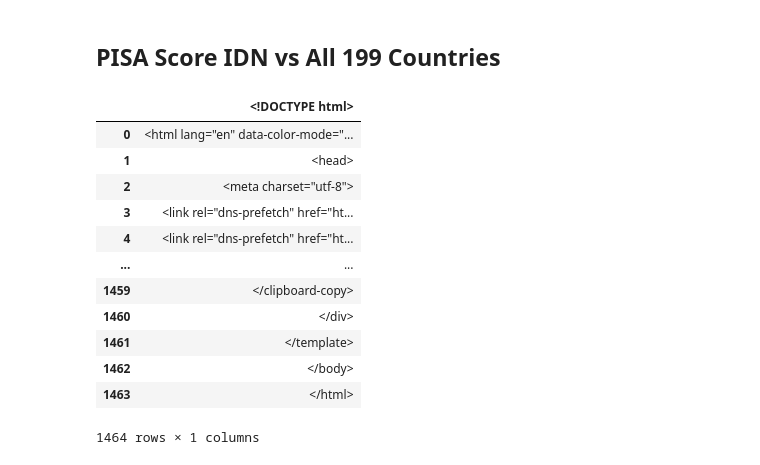
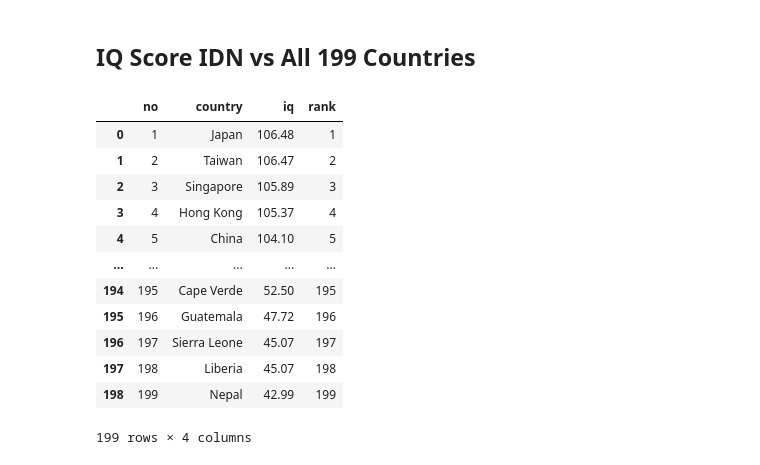
Before and after one commit to nurkhamidah/Education_Dashboard, a Jupyter notebook: object.ipynb, the cells around one changed output. Saved outputs shown, nothing was run; the diff lists cells and outputs as text; code cells hidden in the pictures.

```diff
--- a/object.ipynb
+++ b/object.ipynb
@@ -4,19 +23,19 @@ from urllib.request import Request, urlopen
 # %% [markdown]
-## PISA Score IDN vs All 199 Countries
+## IQ Score IDN vs All 199 Countries
 # %%
-pisa_score = pd.read_csv("https://github.com/nurkhamidah/Education_Dashboard/blob/master/79countries_rankedpisa.csv", on_bad_lines='skip')
-pisa_score
+iq_score = pd.read_csv("https://raw.githubusercontent.com/nurkhamidah/Education_Dashboard/master/199countries_iqscore.csv", sep=";")
+iq_score
 # %% [output]
-|  | <!DOCTYPE html> |
-| 0 | <html lang="en" data-color-mode="... |
-| 1 | <head> |
-| 2 | <meta charset="utf-8"> |
-| 3 | <link rel="dns-prefetch" href="ht... |
-| 4 | <link rel="dns-prefetch" href="ht... |
-| ... | ... |
-| 1459 | </clipboard-copy> |
-| 1460 | </div> |
-| 1461 | </template> |
-| 1462 | </body> |
-| 1463 | </html> |
+|  | no | country | iq | rank |
+| 0 | 1 | Japan | 106.48 | 1 |
+| 1 | 2 | Taiwan | 106.47 | 2 |
+| 2 | 3 | Singapore | 105.89 | 3 |
+| 3 | 4 | Hong Kong | 105.37 | 4 |
+| 4 | 5 | China | 104.10 | 5 |
+| ... | ... | ... | ... | ... |
+| 194 | 195 | Cape Verde | 52.50 | 195 |
+| 195 | 196 | Guatemala | 47.72 | 196 |
+| 196 | 197 | Sierra Leone | 45.07 | 197 |
+| 197 | 198 | Liberia | 45.07 | 198 |
+| 198 | 199 | Nepal | 42.99 | 199 |
-1464 rows × 1 columns
+199 rows × 4 columns
```
Also changed, not shown: parts of 11 cells of this notebook, 9 other files.
